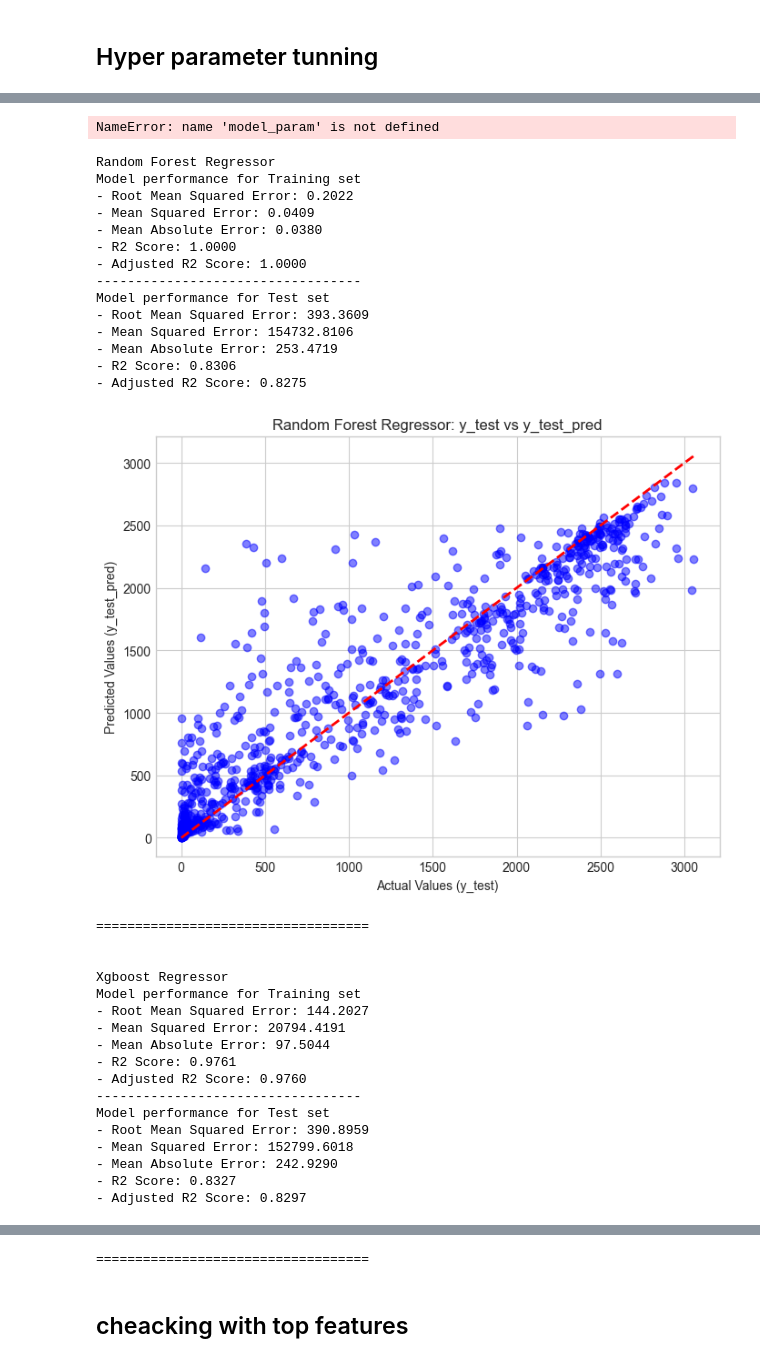
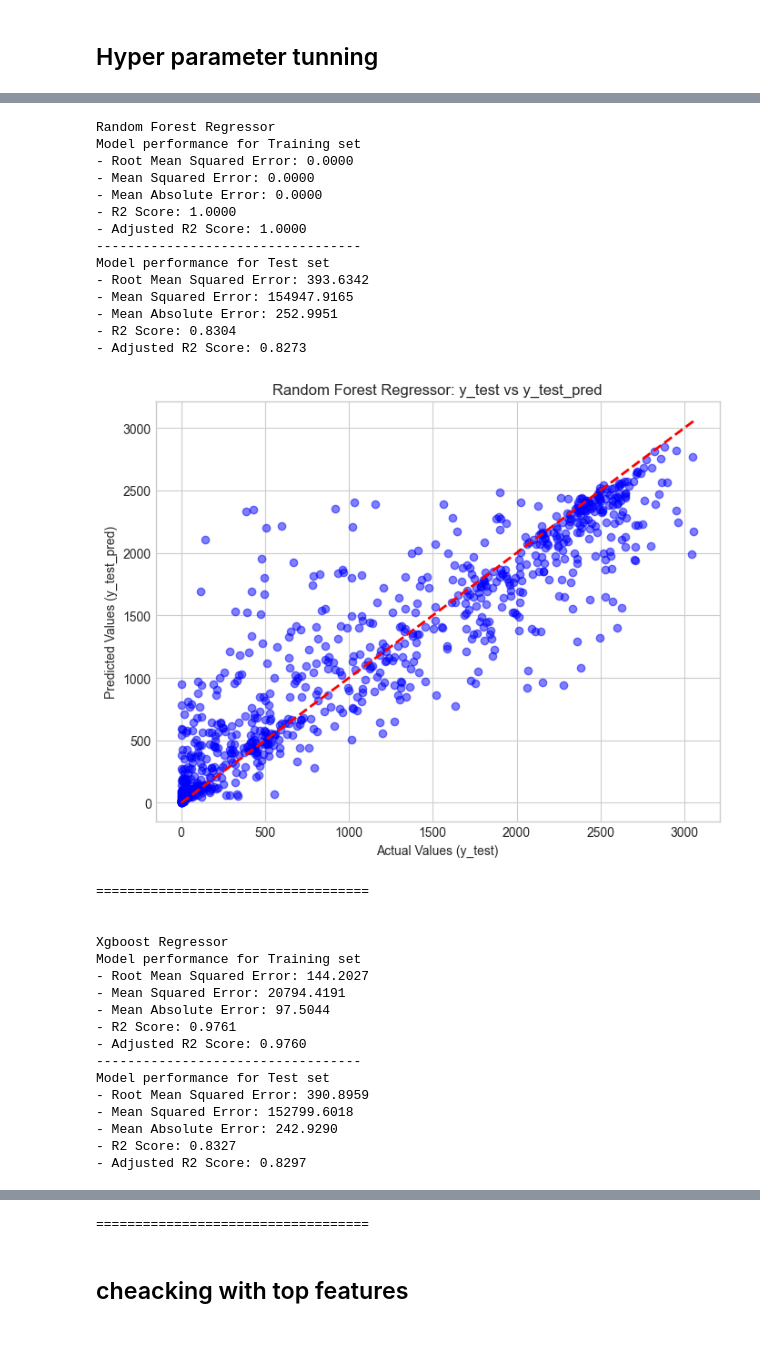
Before and after one commit to ayush-kapuskari/IEEE-Hackathon, a Jupyter notebook: modeltraining.ipynb, the cells around one changed output, grey strips where cells are left out. Saved outputs shown, nothing was run; the diff lists cells and outputs as text; code cells hidden in the pictures.

```diff
--- a/modeltraining.ipynb
+++ b/modeltraining.ipynb
@@ -276,7 +272,7 @@ for name, model, params in randomcv_models:
     print(f"Starting RandomizedSearchCV for {name}...")
     random = RandomizedSearchCV(estimator=model,
                                    param_distributions=params,
-                                   n_iter=80,
+                                   n_iter=50,
                                    cv=3,
                                    scoring=rmse_scorer,
                                    verbose=2,
@@ -314,17 +312,10 @@ Fitting 3 folds for each of 80 candidates, totalling 240 fits
-# %%
-for model_name in model_param:
-    print(f"---------------- Best Params for {model_name} -------------------")
-    print(model_param[model_name])
-    print("\n")
-# %% [output]
-NameError: name 'model_param' is not defined
 # %%
 ## Retraining the models with best parameters
 import matplotlib.pyplot as plt
 
 
 models = {
-    "Random Forest Regressor": RandomForestRegressor(n_estimators=750, min_samples_split=2, max_features='sqrt' ,min_samples_leaf=1,max_depth=30,bootstrap=False, n_jobs=-1),
+    "Random Forest Regressor": RandomForestRegressor(n_estimators=1200, min_samples_split=2, max_features='sqrt' ,min_samples_leaf=1,max_depth=None,bootstrap=False, n_jobs=-1),
     "Xgboost Regressor": XGBRegressor(n_estimators=1000, learning_rate=0.01,gamma=0.2,max_depth=7, colsample_bytree=1.0, subsample=0.6)
 }
 
@@ -373,42 +364,42 @@ for i in range(len(list(models))):
     print("- Adjusted R2 Score: {:.4f}".format(model_train_adj_r2))
 
     print('----------------------------------')
 
     print('Model performance for Test set')
     print("- Root Mean Squared Error: {:.4f}".format(model_test_rmse))
     print("- Mean Squared Error: {:.4f}".format(model_test_mse))
     print("- Mean Absolute Error: {:.4f}".format(model_test_mae))
     print("- R2 Score: {:.4f}".format(model_test_r2))
     print("- Adjusted R2 Score: {:.4f}".format(model_test_adj_r2))
 
     # Create a new figure for each model
     plt.figure(figsize=(8, 6))
     plt.scatter(y_test, y_test_pred, color='blue', alpha=0.5)
     plt.plot([y_test.min(), y_test.max()], [y_test.min(), y_test.max()], 'r--', lw=2)  # Diagonal line for reference
     plt.xlabel('Actual Values (y_test)')
     plt.ylabel('Predicted Values (y_test_pred)')
     plt.title(f'{list(models.keys())[i]}: y_test vs y_test_pred')
     plt.grid(True)
     plt.show()
 
     print('='*35)
     print('\n')
 # %% [output]
 Random Forest Regressor
 Model performance for Training set
-- Root Mean Squared Error: 0.2022
-- Mean Squared Error: 0.0409
-- Mean Absolute Error: 0.0380
+- Root Mean Squared Error: 0.0000
+- Mean Squared Error: 0.0000
+- Mean Absolute Error: 0.0000
 - R2 Score: 1.0000
 - Adjusted R2 Score: 1.0000
 ----------------------------------
 Model performance for Test set
-- Root Mean Squared Error: 393.3609
-- Mean Squared Error: 154732.8106
-- Mean Absolute Error: 253.4719
-- R2 Score: 0.8306
-- Adjusted R2 Score: 0.8275
+- Root Mean Squared Error: 393.6342
+- Mean Squared Error: 154947.9165
+- Mean Absolute Error: 252.9951
+- R2 Score: 0.8304
+- Adjusted R2 Score: 0.8273
-[figure, old version]
+[figure, new version]
 ===================================
 
 
```
Also changed, not shown: parts of 17 cells of this notebook, 10 other files.
